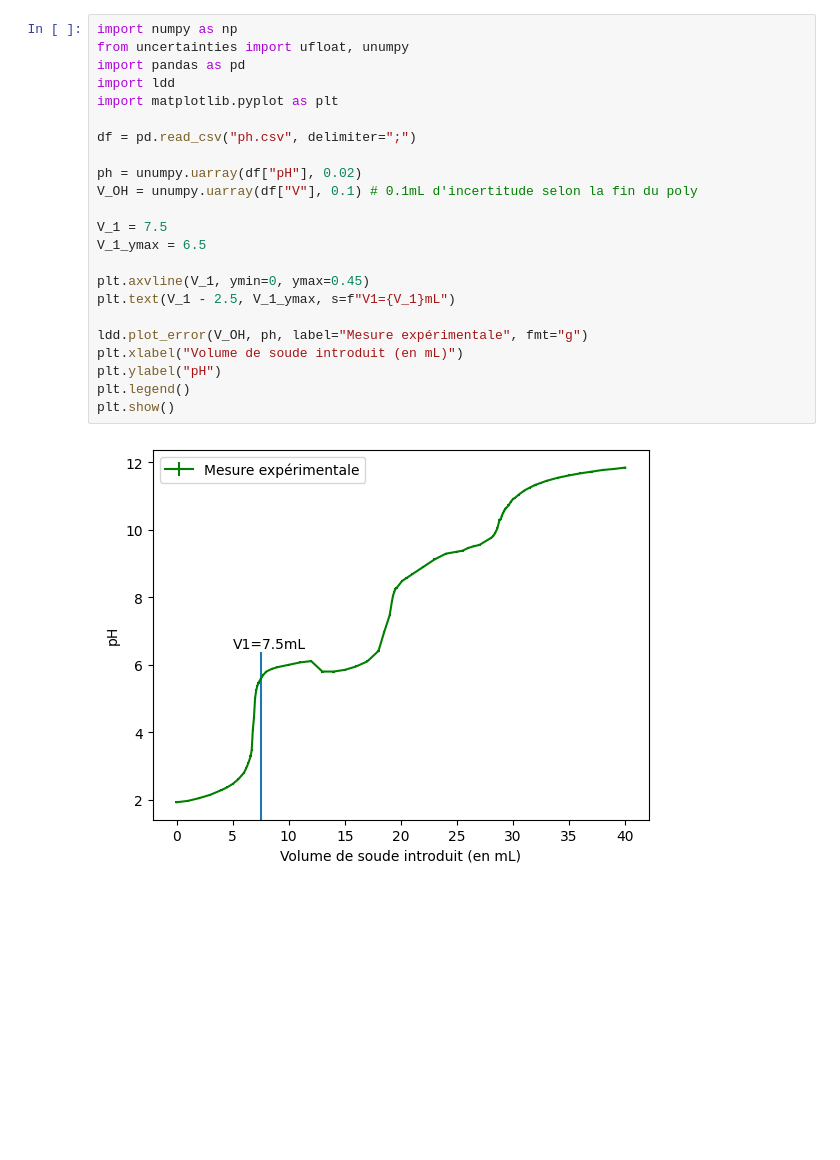
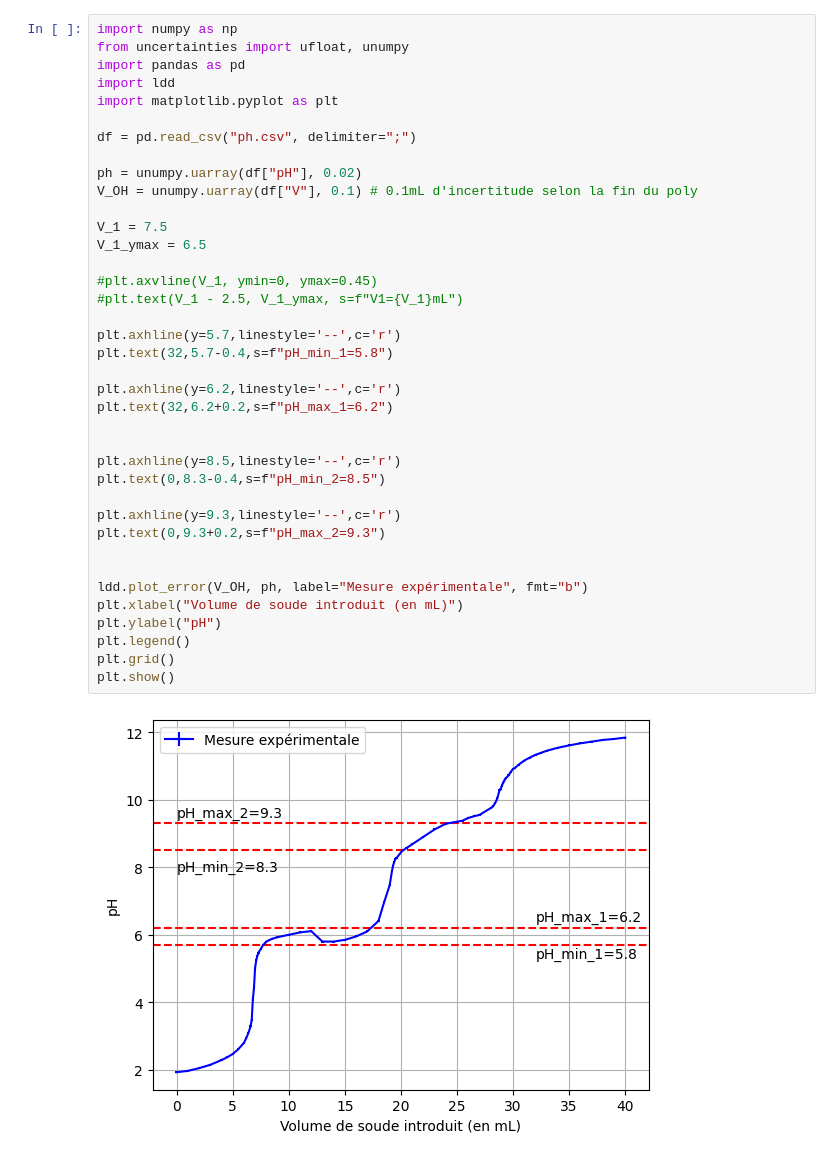
Before and after one commit to Duffy-y/TP-Saclay, a Jupyter notebook: Solutions_TP3/main.ipynb, the cells around one changed output. Cells and saved outputs as stored; diff of their text form; blank space fills up the shorter version.

```diff
--- a/Solutions_TP3/main.ipynb
+++ b/Solutions_TP3/main.ipynb
@@ -1,25 +1,40 @@
 # %%
 import numpy as np
 from uncertainties import ufloat, unumpy
 import pandas as pd
 import ldd
 import matplotlib.pyplot as plt
 
 df = pd.read_csv("ph.csv", delimiter=";")
 
 ph = unumpy.uarray(df["pH"], 0.02)
 V_OH = unumpy.uarray(df["V"], 0.1) # 0.1mL d'incertitude selon la fin du poly
 
 V_1 = 7.5
 V_1_ymax = 6.5
 
-plt.axvline(V_1, ymin=0, ymax=0.45)
-plt.text(V_1 - 2.5, V_1_ymax, s=f"V1={V_1}mL")
+#plt.axvline(V_1, ymin=0, ymax=0.45)
+#plt.text(V_1 - 2.5, V_1_ymax, s=f"V1={V_1}mL")
 
-ldd.plot_error(V_OH, ph, label="Mesure expérimentale", fmt="g")
+plt.axhline(y=5.7,linestyle='--',c='r')
+plt.text(32,5.7-0.4,s=f"pH_min_1=5.8")
+
+plt.axhline(y=6.2,linestyle='--',c='r')
+plt.text(32,6.2+0.2,s=f"pH_max_1=6.2")
+
+
+plt.axhline(y=8.5,linestyle='--',c='r')
+plt.text(0,8.3-0.4,s=f"pH_min_2=8.5")
+
+plt.axhline(y=9.3,linestyle='--',c='r')
+plt.text(0,9.3+0.2,s=f"pH_max_2=9.3")
+
+
+ldd.plot_error(V_OH, ph, label="Mesure expérimentale", fmt="b")
 plt.xlabel("Volume de soude introduit (en mL)")
 plt.ylabel("pH")
 plt.legend()
+plt.grid()
 plt.show()
 # %% [output]
-[figure, old version]
+[figure, new version]
```
Also changed, not shown: 5 other files.
